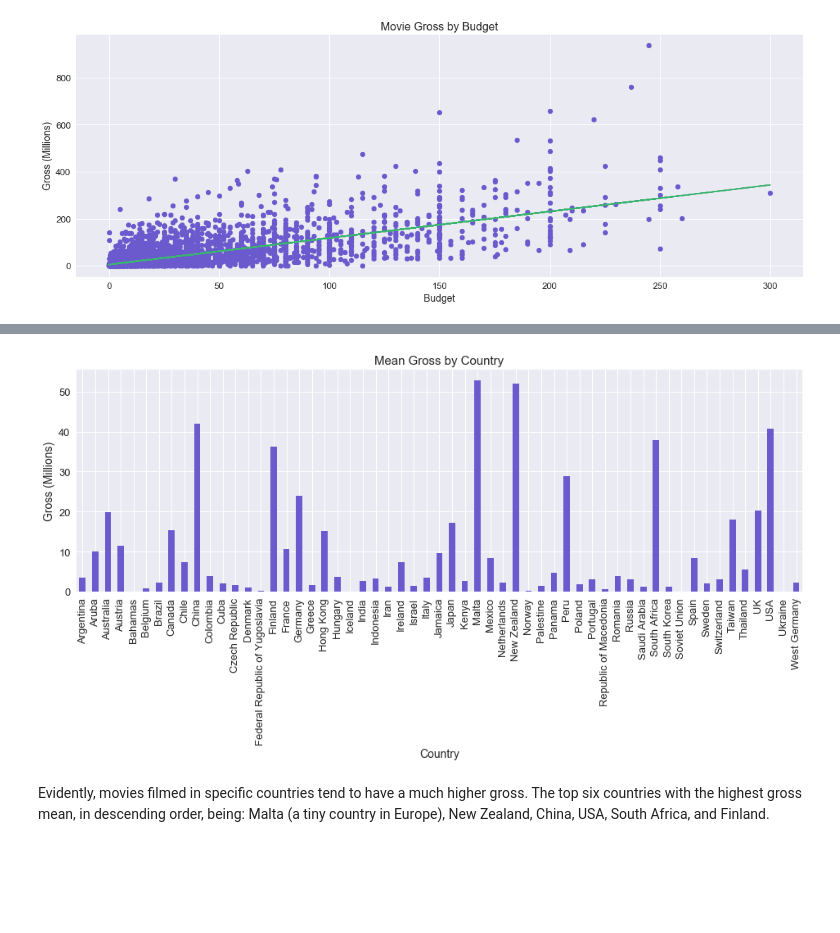
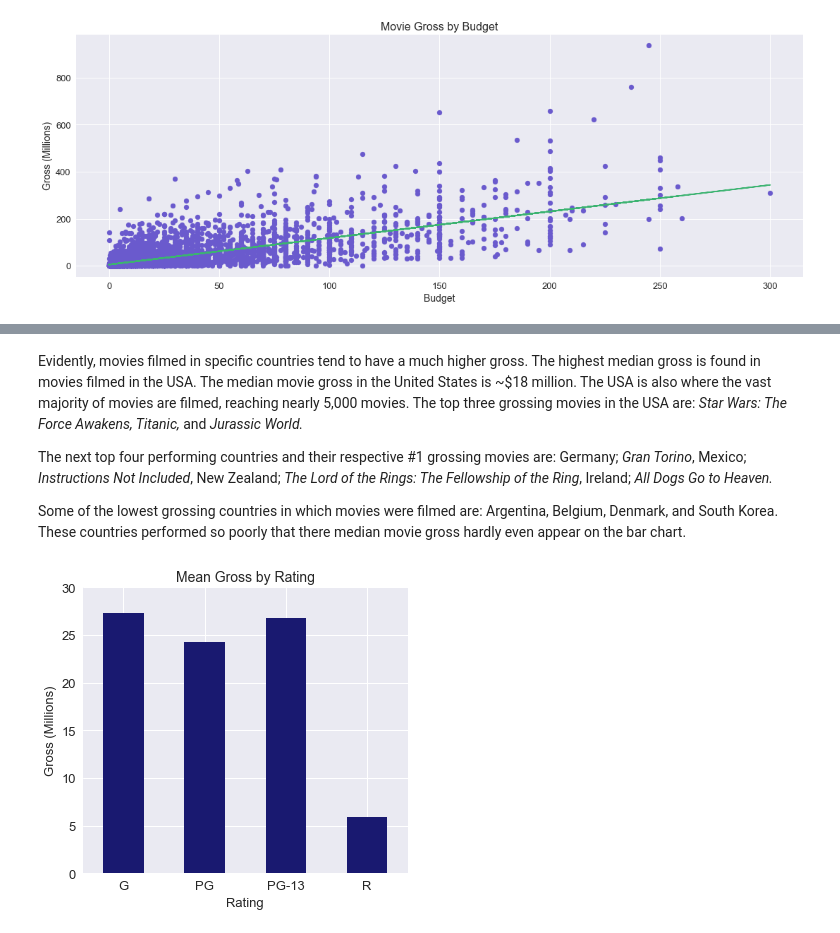
Before and after one commit to Toddizmo/Thinkful, a Jupyter notebook: Olsen_Todd_Capstone.ipynb, the cells around one changed output, grey strips where cells are left out. Cells and saved outputs as stored; diff of their text form; code cells hidden in the pictures; blank space fills up the shorter version.

```diff
--- a/Olsen_Todd_Capstone.ipynb
+++ b/Olsen_Todd_Capstone.ipynb
@@ -59,5 +62,9 @@ df_budget.describe()
 | 50% | 2.300000e+07 | 2.345551e+07 | 104.000000 | 6.400000 | 4.394000e+04 | 2003.000000 |
 | 75% | 4.600000e+07 | 5.778243e+07 | 117.000000 | 7.100000 | 1.093932e+05 | 2010.000000 |
 | max | 3.000000e+08 | 9.366622e+08 | 280.000000 | 9.300000 | 1.861666e+06 | 2016.000000 |
+# %%
+df['bins'] = pd.cut(df_budget['budget'],
+                    bins=[1,25000000,50000000,75000000,100000000,125000000,150000000,1000000000],
+                    labels=["$0-25M","$25-50M","$50-75M","$75-100M","$100-125M","$125-150M","$150M+"])
 # %% [markdown]
 ## #1 What Role do Budget and Gross Play in Movie Scores?
@@ -459,17 +519,23 @@ Moving on; let's see if the country, rating, or runtime have any correlation wit
+# %% [markdown]
+Evidently, movies filmed in specific countries tend to have a much higher gross. The highest median gross is found in movies filmed in the USA. The median movie gross in the United States is ~$18 million. The USA is also where the vast majority of movies are filmed, reaching nearly 5,000 movies. The top three grossing movies in the USA are: *Star Wars: The Force Awakens, Titanic,* and *Jurassic World.*
+
+The next top four performing countries and their respective #1 grossing movies are: Germany; *Gran Torino*, Mexico; *Instructions Not Included*, New Zealand; *The Lord of the Rings: The Fellowship of the Ring*, Ireland; *All Dogs Go to Heaven.*
+
+Some of the lowest grossing countries in which movies were filmed are: Argentina, Belgium, Denmark, and South Korea. These countries performed so poorly that there median movie gross hardly even appear on the bar chart.
 # %%
-#gross/country
-plt.figure(figsize=(35,5))
+#Gross/Rating
+df_rating = df.loc[~df['rating'].isin(['B', 'B15', 'NC-17', 'NOT RATED',
+                                       'Not specified', 'TV-14', 'TV-MA', 'TV-PG', 'UNRATED'])]
+plt.figure(figsize=(10,5))
 plt.subplot(1, 2, 1)
-df.groupby('country').gross.mean().plot(kind = "bar", color = 'slateblue')
-plt.xlabel('Country', fontsize=14)
-plt.ylabel('Gross (Millions)', fontsize=14)
-plt.title('Mean Gross by Country', fontsize=15)
-tick_val = [0, 10000000, 20000000, 30000000, 40000000, 50000000]
-tick_lab = ['0','10', '20', '30', '40', '50']
+df_rating.groupby('rating').gross.median().plot(kind = "bar", color = 'midnightblue')
+plt.xlabel('Rating', fontsize=13)
+plt.ylabel('Gross (Millions)', fontsize=13)
+plt.title('Mean Gross by Rating', fontsize=14)
+tick_val = [0, 5000000, 10000000, 15000000, 20000000, 25000000, 30000000]
+tick_lab = ['0','5', '10', '15', '20', '25', '30']
 plt.yticks(tick_val, tick_lab)
-plt.xticks(rotation=90)
-plt.show()
+plt.xticks(rotation=0)
+plt.tight_layout()
 # %% [output]
-[figure, old version]
+[figure, new version]
-# %% [markdown]
-Evidently, movies filmed in specific countries tend to have a much higher gross. The top six countries with the highest gross mean, in descending order, being: Malta (a tiny country in Europe), New Zealand, China, USA, South Africa, and Finland.
```
Also changed, not shown: parts of 38 cells of this notebook.
